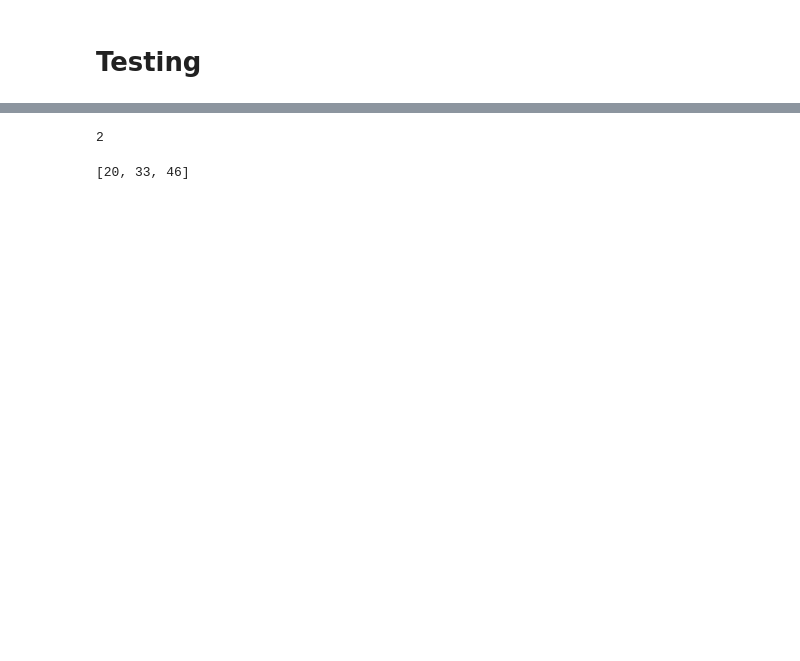
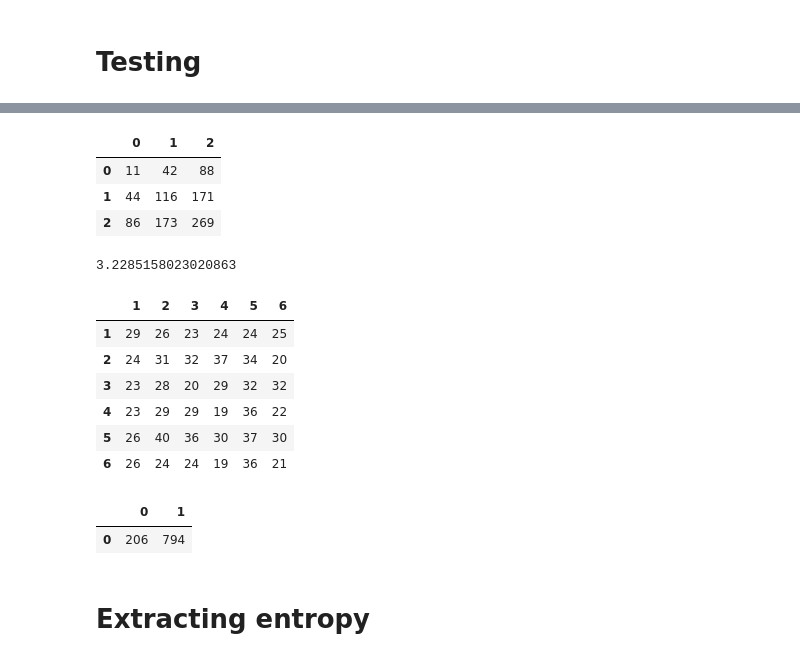
Before and after one commit to calum74/entropy, a Jupyter notebook: reference.ipynb, the cells around one changed output, grey strips where cells are left out. Cells and saved outputs as stored; diff of their text form; code cells hidden in the pictures; blank space fills up the shorter version.

```diff
--- a/reference.ipynb
+++ b/reference.ipynb
@@ -76,8 +95,8 @@ def make_distribution(weights):
 # %%
 # Algorithm 8
 
-def generate_distribution(U_s, s, N, weights, outputs, offsets):
-    U_s, s, U_n = generate_uniform(U_s, s, len(outputs), N)
+def generate_weighted(U_s, s, generate_uniform, weights, outputs, offsets):
+    U_s, s, U_n = generate_uniform(U_s, s, len(outputs))
     i = outputs[U_n]
     U_s, s = combine(U_s, s, U_n - offsets[i], weights[i])
     return U_s, s, i
@@ -479,17 +505,28 @@ make_distribution([1,2,3])
-# %%
-weights = [1,2,3]
-outputs, offsets = make_distribution(weights)
-U_s, s, x = generate_distribution(U_s, s, N, weights, outputs, offsets)
-
-x
-# %% [output]
-2
-# %%
-counts = [0,0,0]
-for i in range(1,100):
-    U_s, s, i = generate_distribution(U_s, s, N, weights, outputs, offsets)
-    counts[i] += 1
-
-print(counts)
-# %% [output]
-[20, 33, 46]
+# %%
+x.display_pairs()
+# %% [output]
+|  | 0 | 1 | 2 |
+| 0 | 11 | 42 | 88 |
+| 1 | 44 | 116 | 171 |
+| 2 | 86 | 173 | 269 |
+# %%
+x.max_sd()
+# %% [output]
+3.2285158023020863
+# %%
+TestDistribution(es, d6, 1000).display_pairs()
+# %% [output]
+|  | 1 | 2 | 3 | 4 | 5 | 6 |
+| 1 | 29 | 26 | 23 | 24 | 24 | 25 |
+| 2 | 24 | 31 | 32 | 37 | 34 | 20 |
+| 3 | 23 | 28 | 20 | 29 | 32 | 32 |
+| 4 | 23 | 29 | 29 | 19 | 36 | 22 |
+| 5 | 26 | 40 | 36 | 30 | 37 | 30 |
+| 6 | 26 | 24 | 24 | 19 | 36 | 21 |
+# %%
+TestDistribution(es, BernoulliDistribution(4,5), 1000).display_table()
+# %% [output]
+|  | 0 | 1 |
+| 0 | 206 | 794 |
+# %% [markdown]
+# Extracting entropy
```
Also changed, not shown: parts of 14 cells of this notebook, 2 other files.
